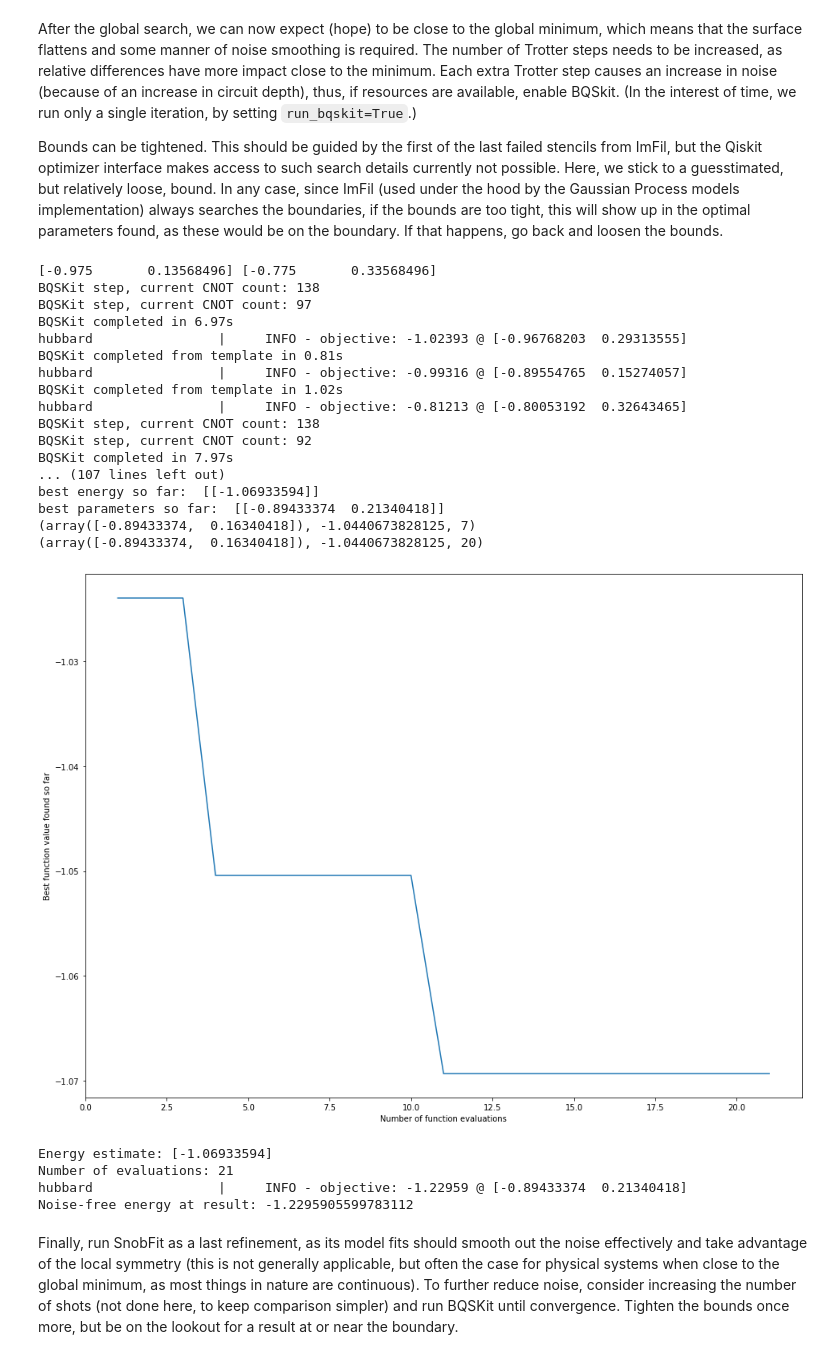
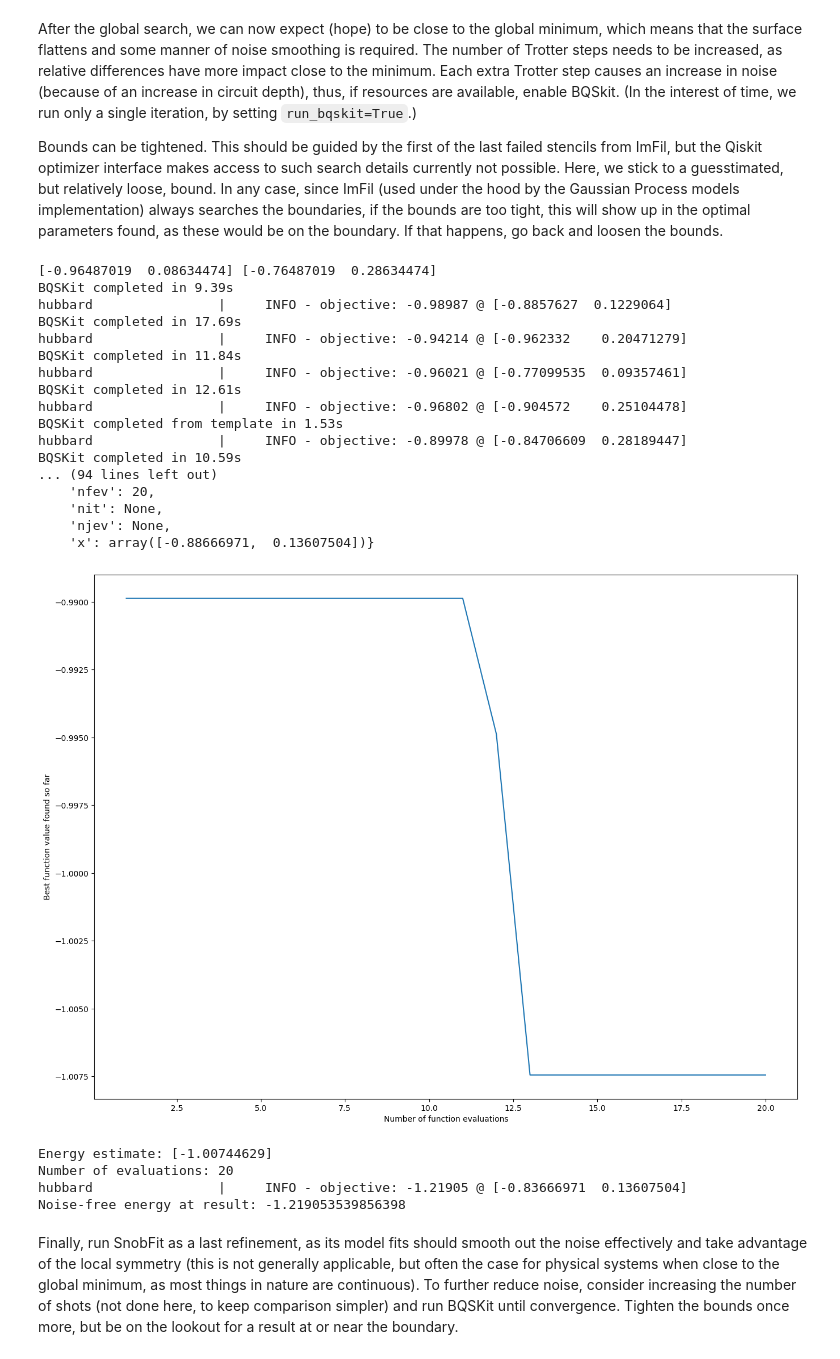
Before and after one commit to scikit-quant/scikit-quant, a Jupyter notebook: tutorials/hubbard_model_workflow_solution.ipynb, the cells around one changed output. Cells and saved outputs as stored; diff of their text form; code cells hidden in the pictures.

```diff
--- a/tutorials/hubbard_model_workflow_solution.ipynb
+++ b/tutorials/hubbard_model_workflow_solution.ipynb
@@ -75,10 +75,28 @@ exact = hb.exact(hubbard_op, n_electrons_up, n_electrons_down)
 objective_exact = hb.EnergyObjective(hubbard_op, n_electrons_up, n_electrons_down,
     trotter_steps=-1, noise_model=None, shots=-1, run_bqskit=False)
 
+def res_energy(result):
+    try:
+        return result.fun
+    except AttributeError:
+        return result[1]
+
+def res_nevals(result):
+    try:
+        return result.nfev
+    except AttributeError:
+        return result[2]
+
+def res_x(result):
+    try:
+        return result.x
+    except AttributeError:
+        return result[0]
+
 def verify(result):
-    print('Energy estimate:', result[1])
-    print('Number of evaluations:', result[2])
-    print('Noise-free energy at result:', objective_exact(result[0]))
+    print('Energy estimate:', res_energy(result))
+    print('Number of evaluations:', res_nevals(result))
+    print('Noise-free energy at result:', objective_exact(res_x(result)))
 # %% [markdown]
 Further ingredients are a couple of optimizers to play with. The ones below are all available through Qiskit, but optimizer interfaces are similar enough to adjust the code below to use your favorite optimizer (e.g. from __[`scipy.optimize`](https://docs.scipy.org/doc/scipy/reference/optimize.html)__).
 
@@ -156,10 +169,5 @@ objective = hb.EnergyObjective(hubbard_op, n_electrons_up, n_electrons_down,
 initial_amplitudes, bounds = MODEL.initial(
     n_electrons_up, n_electrons_down, objective.npar(), good=False)
 
-result = IMFIL(maxiter=50).optimize(
-               num_vars = objective.npar(),
-               objective_function=objective,
-               initial_point = initial_amplitudes[:],
-               variable_bounds = bounds
-         )
+result = IMFIL(maxiter=50).minimize(objective, initial_amplitudes[:], bounds=bounds)
 # %% [output]
@@ -198,45 +208,45 @@ Bounds can be tightened. This should be guided by the first of the last failed s
 # %%
 objective = hb.EnergyObjective(hubbard_op, n_electrons_up, n_electrons_down,
     trotter_steps=3, noise_model=NOISE_MODEL, shots=8192, run_bqskit=True, save_evals=True)
 
-initial_amplitudes = result[0][:]
+initial_amplitudes = res_x(result)[:]
 bounds = np.zeros((objective.npar(), 2))
 bounds[:,0] = np.subtract(initial_amplitudes, 0.1)
 bounds[:,1] = np.add(     initial_amplitudes, 0.1)
 
 maxevals = 20
 
 result = obg.opti_by_gp(objective.npar(), bounds, objective, maxevals)
 # %% [output]
-[-0.975       0.13568496] [-0.775       0.33568496]
-BQSKit step, current CNOT count: 138
-BQSKit step, current CNOT count: 97
-BQSKit completed in 6.97s
-hubbard                |     INFO - objective: -1.02393 @ [-0.96768203  0.29313555]
-BQSKit completed from template in 0.81s
-hubbard                |     INFO - objective: -0.99316 @ [-0.89554765  0.15274057]
-BQSKit completed from template in 1.02s
-hubbard                |     INFO - objective: -0.81213 @ [-0.80053192  0.32643465]
-BQSKit step, current CNOT count: 138
-BQSKit step, current CNOT count: 92
-BQSKit completed in 7.97s
-... (107 lines left out)
-best energy so far:  [[-1.06933594]]
-best parameters so far:  [[-0.89433374  0.21340418]]
-(array([-0.89433374,  0.16340418]), -1.0440673828125, 7)
-(array([-0.89433374,  0.16340418]), -1.0440673828125, 20)
+[-0.96487019  0.08634474] [-0.76487019  0.28634474]
+BQSKit completed in 9.39s
+hubbard                |     INFO - objective: -0.98987 @ [-0.8857627  0.1229064]
+BQSKit completed in 17.69s
+hubbard                |     INFO - objective: -0.94214 @ [-0.962332    0.20471279]
+BQSKit completed in 11.84s
+hubbard                |     INFO - objective: -0.96021 @ [-0.77099535  0.09357461]
+BQSKit completed in 12.61s
+hubbard                |     INFO - objective: -0.96802 @ [-0.904572    0.25104478]
+BQSKit completed from template in 1.53s
+hubbard                |     INFO - objective: -0.89978 @ [-0.84706609  0.28189447]
+BQSKit completed in 10.59s
+... (94 lines left out)
+    'nfev': 20,
+    'nit': None,
+    'njev': None,
+    'x': array([-0.88666971,  0.13607504])}
-[figure, old version]
+[figure, new version]
 # %%
 # Check the result
 verify(result)
 
 # Keep track of the total number of evaluations used
-total_evals += result[2]
+total_evals += res_nevals(result)
 # %% [output]
-Energy estimate: [-1.06933594]
-Number of evaluations: 21
-hubbard                |     INFO - objective: -1.22959 @ [-0.89433374  0.21340418]
-Noise-free energy at result: -1.2295905599783112
+Energy estimate: [-1.00744629]
+Number of evaluations: 20
+hubbard                |     INFO - objective: -1.21905 @ [-0.83666971  0.13607504]
+Noise-free energy at result: -1.219053539856398
 # %% [markdown]
 Finally, run SnobFit as a last refinement, as its model fits should smooth out the noise effectively and take advantage of the local symmetry (this is not generally applicable, but often the case for physical systems when close to the global minimum, as most things in nature are continuous). To further reduce noise, consider increasing the number of shots (not done here, to keep comparison simpler) and run BQSKit until convergence. Tighten the bounds once more, but be on the lookout for a result at or near the boundary.
 # %%
```
Also changed, not shown: parts of 7 cells of this notebook, 1 other file.
